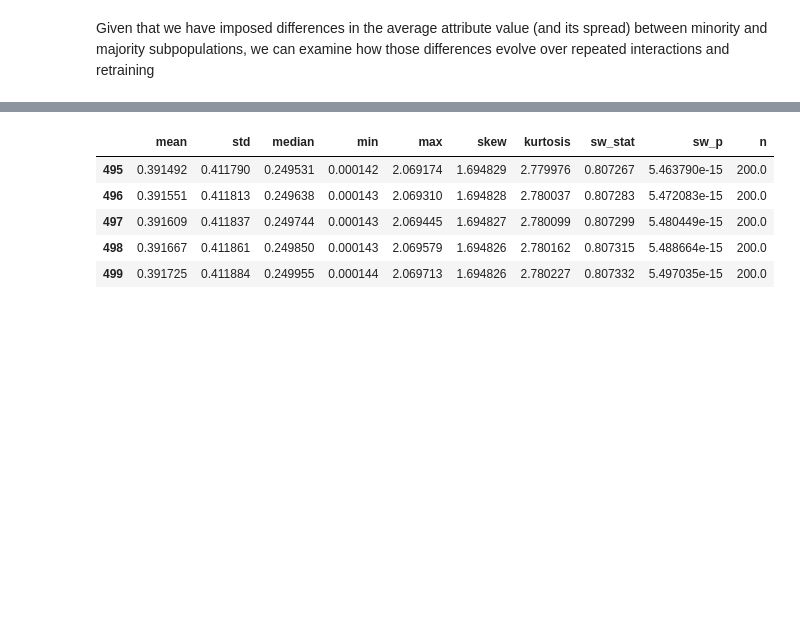
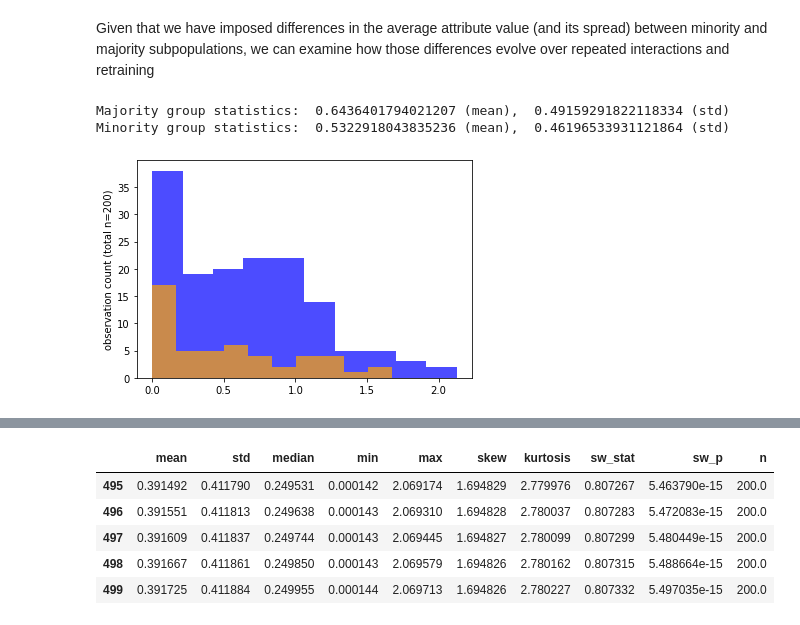
Before and after one commit to elucherini/t-recs, a Jupyter notebook: examples/complete-guide.ipynb, the cells around one changed output, grey strips where cells are left out. Saved outputs shown, nothing was run; the diff lists cells and outputs as text; code cells hidden in the pictures; blank space fills up the shorter version.

```diff
--- a/examples/complete-guide.ipynb
+++ b/examples/complete-guide.ipynb
@@ -368,14 +368,42 @@ plt.hist(min_user_representation.mean(axis=1), alpha=0.7, color='r')
 [figure]
 # %% [markdown]
 Given that we have imposed differences in the average attribute value (and its spread) between minority and majority subpopulations, we can examine how those differences evolve over repeated interactions and retraining
+# %%
+# print majority / minority outcome stats
+def majority_minority_outcomes(metric, split_index):
+    split_indices = [split_index]
+
+
+    maj_mean = metric.last_observation[:split_index].mean()
+    maj_std = metric.last_observation[:split_index].std()
+
+    min_mean = metric.last_observation[split_index:].mean()
+    min_std = metric.last_observation[split_index:].std()
+
+    print("Majority group statistics: ", maj_mean, "(mean), ", maj_std, "(std)")
+    print("Minority group statistics: ", min_mean, "(mean), ", min_std, "(std)")
+    print()
+
+    colors = ["blue", "orange", "red", "yellow", "green"]
+
+    if split_indices is not None and len(split_indices) > 0:
+        splits = [0] + split_indices + [metric.last_observation.size]
+        for i in range(len(splits) - 1):
+            values = metric.last_observation[splits[i] : splits[i + 1]]
+            plt.hist(values, alpha=0.7, color=colors[i])
+    plt.ylabel("observation count (total n={})".format(metric.last_observation.size))
 # %%
 filtering = ContentFiltering(actual_user_representation=actual_user_representation,
                              num_attributes=number_of_attributes,
                              num_items=500)
 
 
 mse = MSEMeasurement(diagnostics=True)
 filtering.add_metrics(mse)
 
 filtering.startup_and_train(50)
-filtering.run(450)
+majority_minority_outcomes(mse, number_of_maj_users)
+# %% [output]
+Majority group statistics:  0.6436401794021207 (mean),  0.49159291822118334 (std)
+Minority group statistics:  0.5322918043835236 (mean),  0.46196533931121864 (std)
+[figure, added]
```
Also changed, not shown: parts of 3 cells of this notebook.
